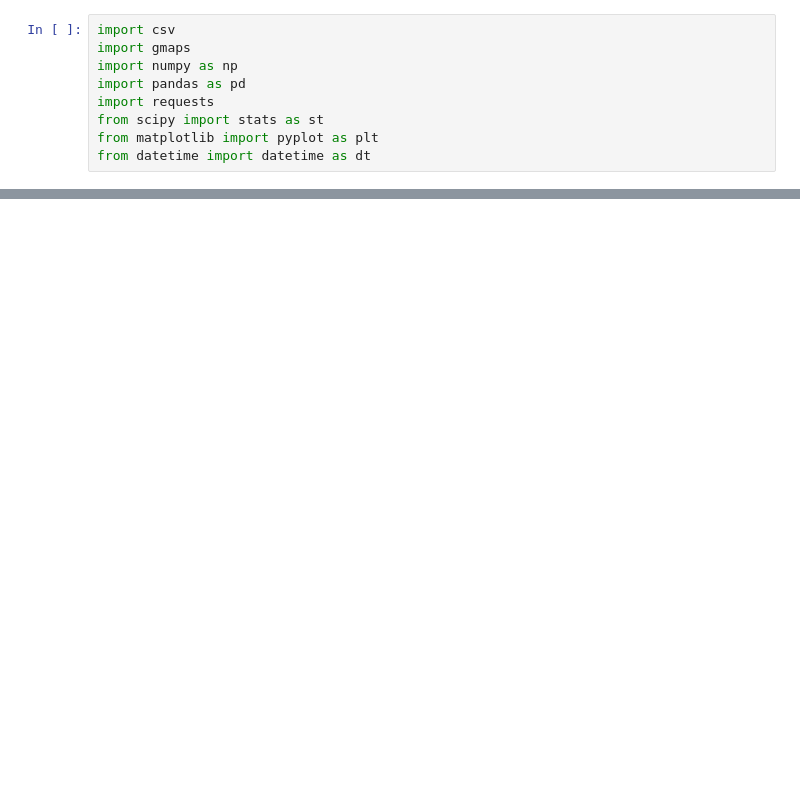
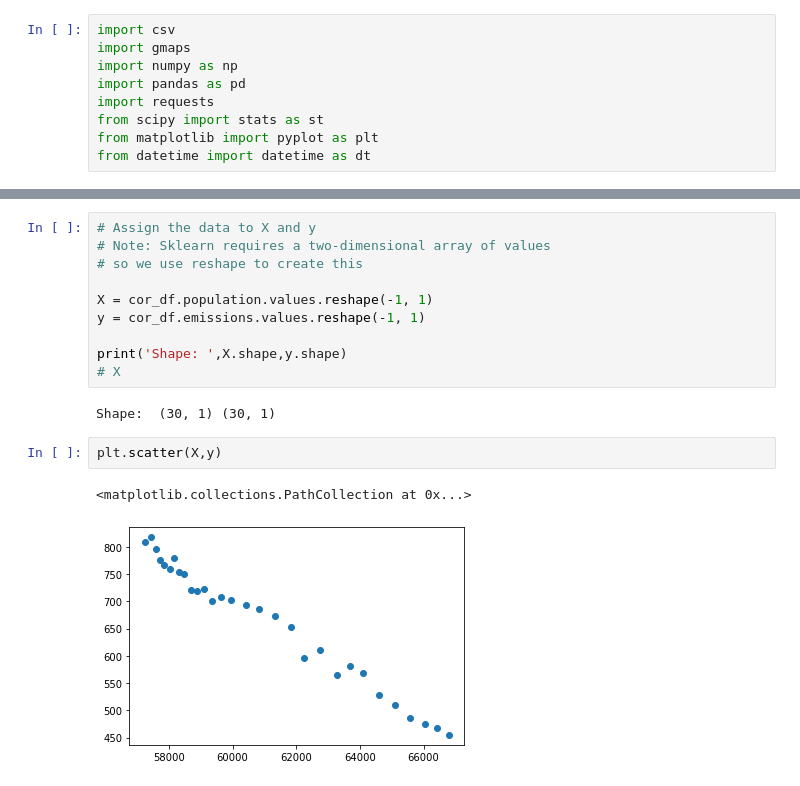
Before and after one commit to niyioyedele/Project-UK-Greenhouse, a Jupyter notebook: greenhouseuk.ipynb, the cells around one changed output, grey strips where cells are left out. Drawn from its saved outputs; the diff is of its cells as text; blank space fills up the shorter version.

```diff
--- a/greenhouseuk.ipynb
+++ b/greenhouseuk.ipynb
@@ -90,0 +101,17 @@ ukemi_df
+# %%
+# Assign the data to X and y
+# Note: Sklearn requires a two-dimensional array of values
+# so we use reshape to create this
+
+X = cor_df.population.values.reshape(-1, 1)
+y = cor_df.emissions.values.reshape(-1, 1)
+
+print('Shape: ',X.shape,y.shape)
+# X
+# %% [output]
+Shape:  (30, 1) (30, 1)
+# %%
+plt.scatter(X,y)
+# %% [output]
+<matplotlib.collections.PathCollection at 0x...>
+[figure, added]
```
Also changed, not shown: parts of 13 cells of this notebook, 17 other files.
